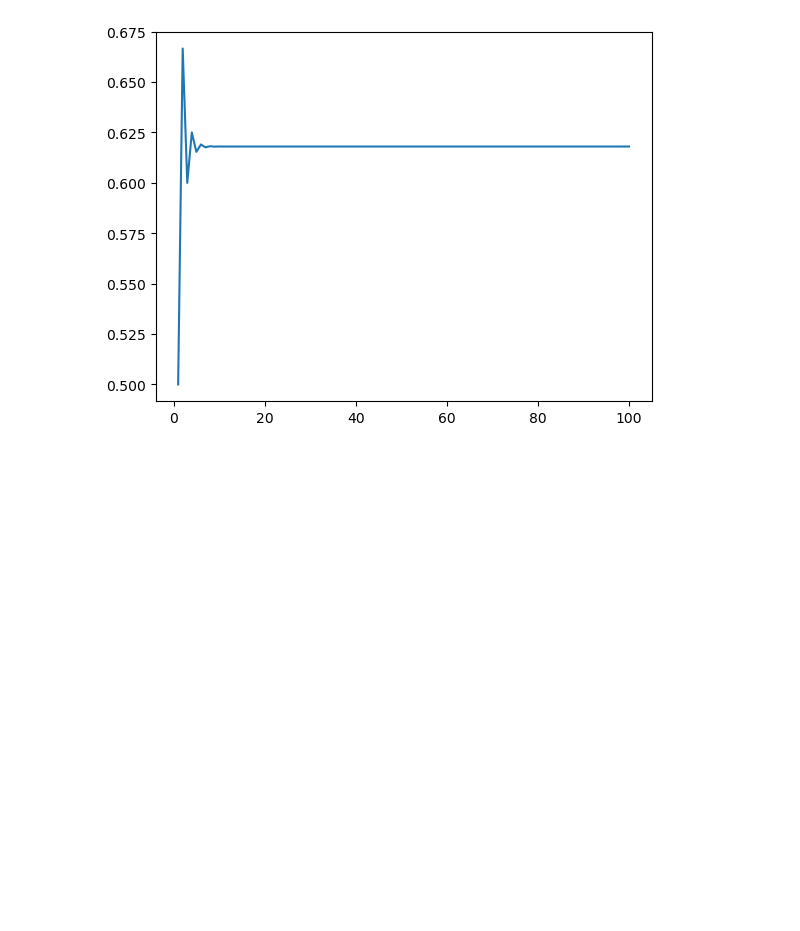
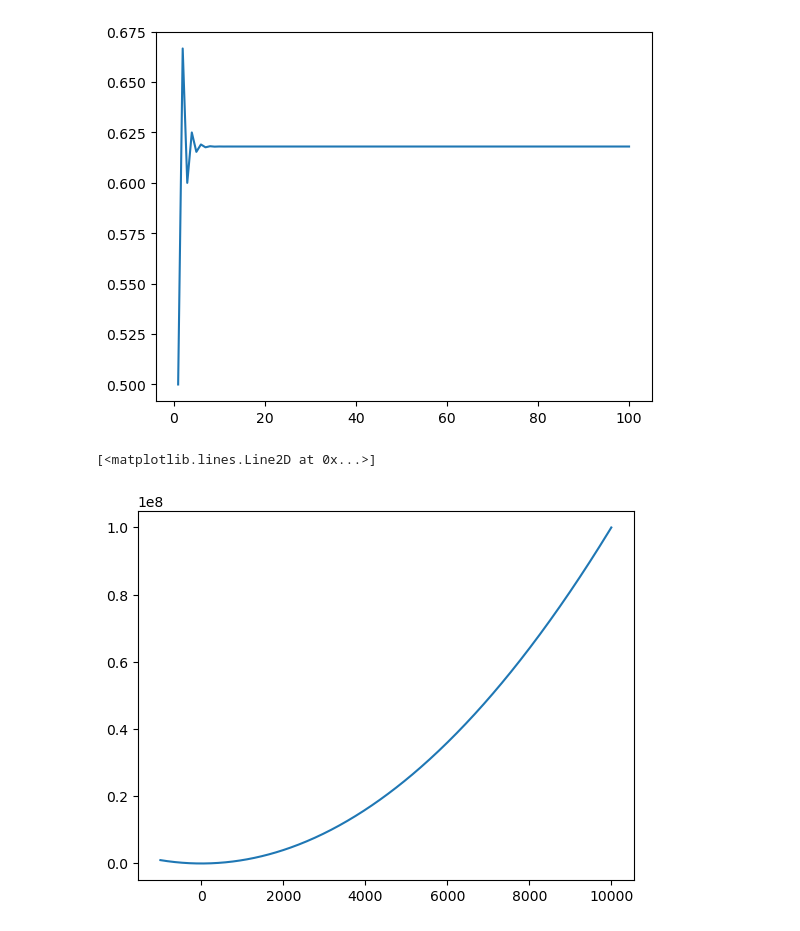
Before and after one commit to GYPpro/optimizeLec, a Jupyter notebook: WEEK1/figure.ipynb, the cells around one changed output. Cells and saved outputs as stored; diff of their text form; code cells hidden in the pictures; blank space fills up the shorter version.

```diff
--- a/WEEK1/figure.ipynb
+++ b/WEEK1/figure.ipynb
@@ -19,3 +19,10 @@ plt.plot(arr,t)
 # %% [output]
 [<matplotlib.lines.Line2D at 0x...>]
 [figure]
+# %%
+arr = np.linspace(-1000,10000,500);
+y = [(x-0.3) ** 2 + min((1/(x-0.3))**(10**5),0.001) for x in arr]
+plt.plot(arr,y)
+# %% [output]
+[<matplotlib.lines.Line2D at 0x...>]
+[figure, added]
```
Also changed, not shown: 15 other files.
